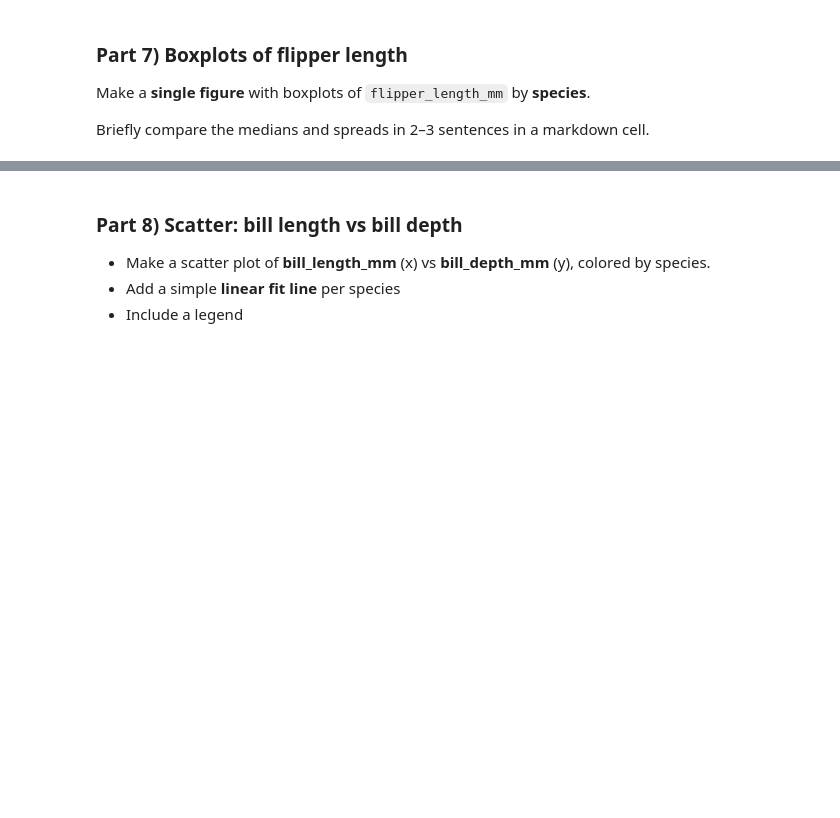
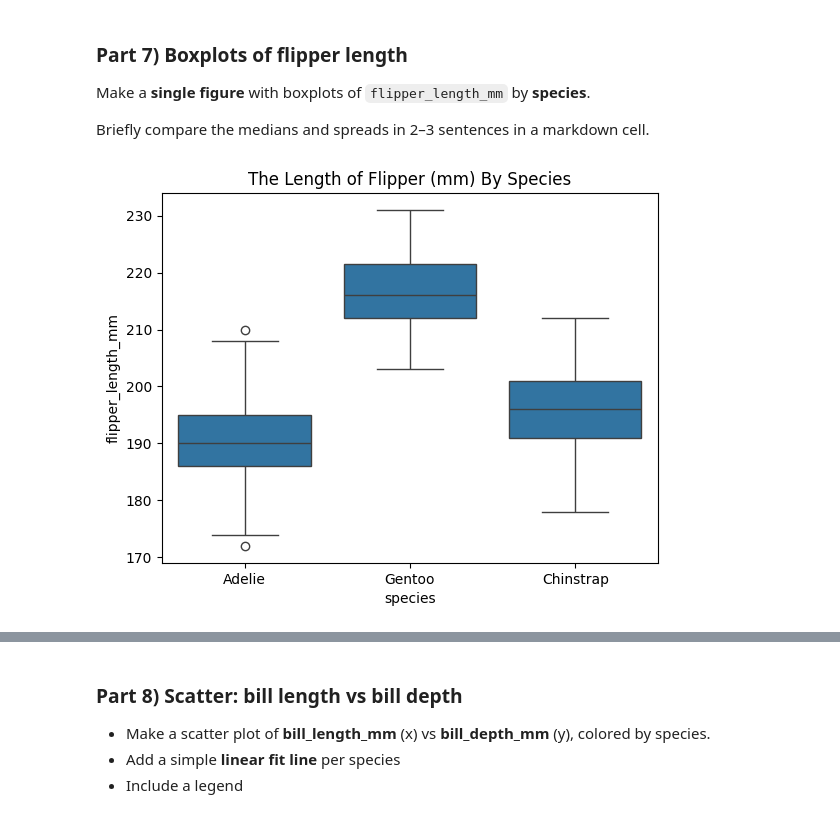
Before and after one commit to Phillyfanbert/26-spring-stats-21, a Jupyter notebook: homework/HW4/HW4_Penguins_Pandas.ipynb, the cells around one changed output, grey strips where cells are left out. Saved outputs shown, nothing was run; the diff lists cells and outputs as text; code cells hidden in the pictures; blank space fills up the shorter version.

```diff
--- a/homework/HW4/HW4_Penguins_Pandas.ipynb
+++ b/homework/HW4/HW4_Penguins_Pandas.ipynb
@@ -205,3 +220,9 @@ Create **separate** histograms of `body_mass_g` for each species (three panels).
 Make a **single figure** with boxplots of `flipper_length_mm` by **species**.
 
 Briefly compare the medians and spreads in 2–3 sentences in a markdown cell.
+# %%
+sns.boxplot(x=penguins_clean['species'], y=penguins_clean['flipper_length_mm'])
+plt.title("The Length of Flipper (mm) By Species")
+plt.show()
+# %% [output]
+[figure, added]
```
Also changed, not shown: parts of 5 cells of this notebook, 1 other file.
